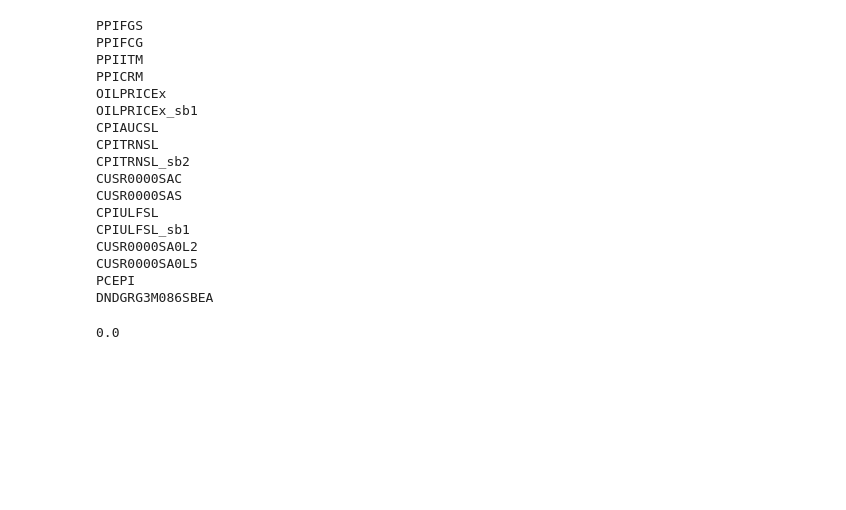
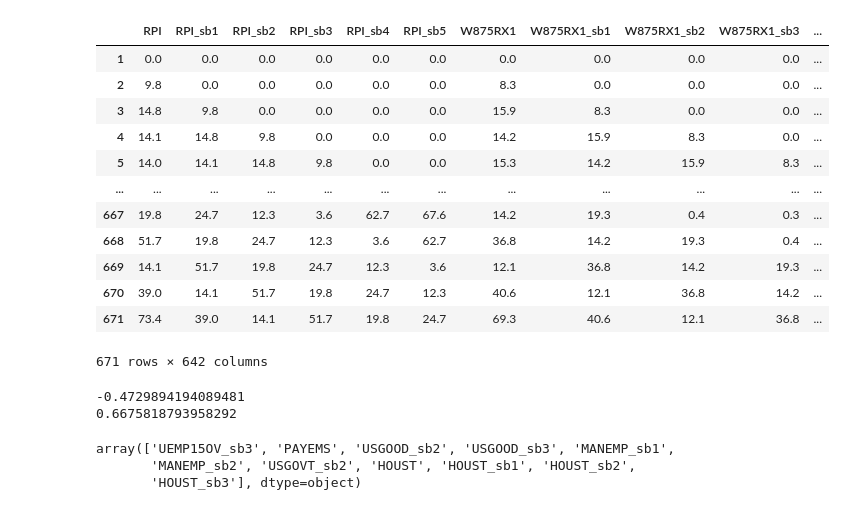
Before and after one commit to danjsabra/CPI_Model, a Jupyter notebook: clean_data.ipynb, the cells around one changed output. Cells and saved outputs as stored; diff of their text form; code cells hidden in the pictures; blank space fills up the shorter version.

```diff
--- a/clean_data.ipynb
+++ b/clean_data.ipynb
@@ -7,7 +7,6 @@ def transform1(series):
     return series
 def transform2(series):
     a = series.diff().fillna(0)
-    a[1] = 0
     return a
 def transform3(series):
     a = 2* series.diff().diff().fillna(0)
@@ -26,46 +25,51 @@ def transform7(series):
 
 functions = [transform1, transform2, transform3, transform4, transform5, transform6, transform7]
 
-def get_transformed_data(path):
+def get_transformed_data(path, transform = True, lag = 6):
     df = pd.read_csv(path)
     df2  = {}
     for name in df.columns:
         if(df[name].isna().sum() > 0 or name == 'sasdate'):
             continue
-        df2[name] = functions[int(df[name][0])-1](df[name][1:])
-        for i in range(1,4):
-            df2[name+"_sb"+str(i)] = df2[name].shift(-1*i).fillna(0)
+        df2[name] = functions[int(df[name][0])-1](df[name][1:]) if transform else functions[1](df[name][1:])
+        for i in range(1,lag):
+            df2[name+"_sb"+str(i)] = df2[name].shift(i).fillna(0)
 
     df2 = pd.DataFrame(data=df2)
-    target = df2['CPIULFSL']
-    for name in df2.columns:
-        if(np.abs(np.corrcoef(target, df2[name]))[0,1] > 0.2):
-            print(name)
+    return df2
-# %% [output]
-PPIFGS
-PPIFCG
-PPIITM
-PPICRM
-OILPRICEx
-OILPRICEx_sb1
-CPIAUCSL
-CPITRNSL
-CPITRNSL_sb2
-CUSR0000SAC
-CUSR0000SAS
-CPIULFSL
-CPIULFSL_sb1
-CUSR0000SA0L2
-CUSR0000SA0L5
-PCEPI
-DNDGRG3M086SBEA
-# %%
-from sklearn.linear_model import LinearRegression, Lasso, Ridge
-y_train = df2['CPIULFSL'].shift(1).fillna(0)
-x_train = df2.drop(columns=['CPIULFSL'])
-
-l = Lasso()
-l.fit(x_train, y_train)
-l.score(x_train, y_train)
-# %% [output]
-0.0
+# %%
+df = get_transformed_data('FedData/2014-12.csv', transform=False)
+df
+# %% [output]
+|  | RPI | RPI_sb1 | RPI_sb2 | RPI_sb3 | RPI_sb4 | RPI_sb5 | W875RX1 | W875RX1_sb1 | W875RX1_sb2 | W875RX1_sb3 | ... |
+| 1 | 0.0 | 0.0 | 0.0 | 0.0 | 0.0 | 0.0 | 0.0 | 0.0 | 0.0 | 0.0 | ... |
+| 2 | 9.8 | 0.0 | 0.0 | 0.0 | 0.0 | 0.0 | 8.3 | 0.0 | 0.0 | 0.0 | ... |
+| 3 | 14.8 | 9.8 | 0.0 | 0.0 | 0.0 | 0.0 | 15.9 | 8.3 | 0.0 | 0.0 | ... |
+| 4 | 14.1 | 14.8 | 9.8 | 0.0 | 0.0 | 0.0 | 14.2 | 15.9 | 8.3 | 0.0 | ... |
+| 5 | 14.0 | 14.1 | 14.8 | 9.8 | 0.0 | 0.0 | 15.3 | 14.2 | 15.9 | 8.3 | ... |
+| ... | ... | ... | ... | ... | ... | ... | ... | ... | ... | ... | ... |
+| 667 | 19.8 | 24.7 | 12.3 | 3.6 | 62.7 | 67.6 | 14.2 | 19.3 | 0.4 | 0.3 | ... |
+| 668 | 51.7 | 19.8 | 24.7 | 12.3 | 3.6 | 62.7 | 36.8 | 14.2 | 19.3 | 0.4 | ... |
+| 669 | 14.1 | 51.7 | 19.8 | 24.7 | 12.3 | 3.6 | 12.1 | 36.8 | 14.2 | 19.3 | ... |
+| 670 | 39.0 | 14.1 | 51.7 | 19.8 | 24.7 | 12.3 | 40.6 | 12.1 | 36.8 | 14.2 | ... |
+| 671 | 73.4 | 39.0 | 14.1 | 51.7 | 19.8 | 24.7 | 69.3 | 40.6 | 12.1 | 36.8 | ... |
+671 rows × 642 columns
+# %%
+from sklearn.linear_model import LinearRegression, Lasso, Ridge
+
+df = get_transformed_data('FedData/2014-12.csv', transform=False, lag=4)
+x_train, x_test, y_train, y_test = train_test_split(df, df['CPIULFSL'].shift(-1).fillna(0), shuffle=False)
+
+l = Lasso(alpha=0.9)
+l.fit(x_train, y_train)
+print(l.score(x_test, y_test))
+print(np.sum(np.sqrt((l.predict(x_test)-y_test)**2))*(1/len(y_test)))
+
+importance = np.abs(l.coef_)
+np.array(df.columns)[importance > 2*importance.std() + importance.mean()]
+# %% [output]
+-0.4729894194089481
+0.6675818793958292
+array(['UEMP15OV_sb3', 'PAYEMS', 'USGOOD_sb2', 'USGOOD_sb3', 'MANEMP_sb1',
+       'MANEMP_sb2', 'USGOVT_sb2', 'HOUST', 'HOUST_sb1', 'HOUST_sb2',
+       'HOUST_sb3'], dtype=object)
```
Also changed, not shown: parts of 2 cells of this notebook, 1 other file.
